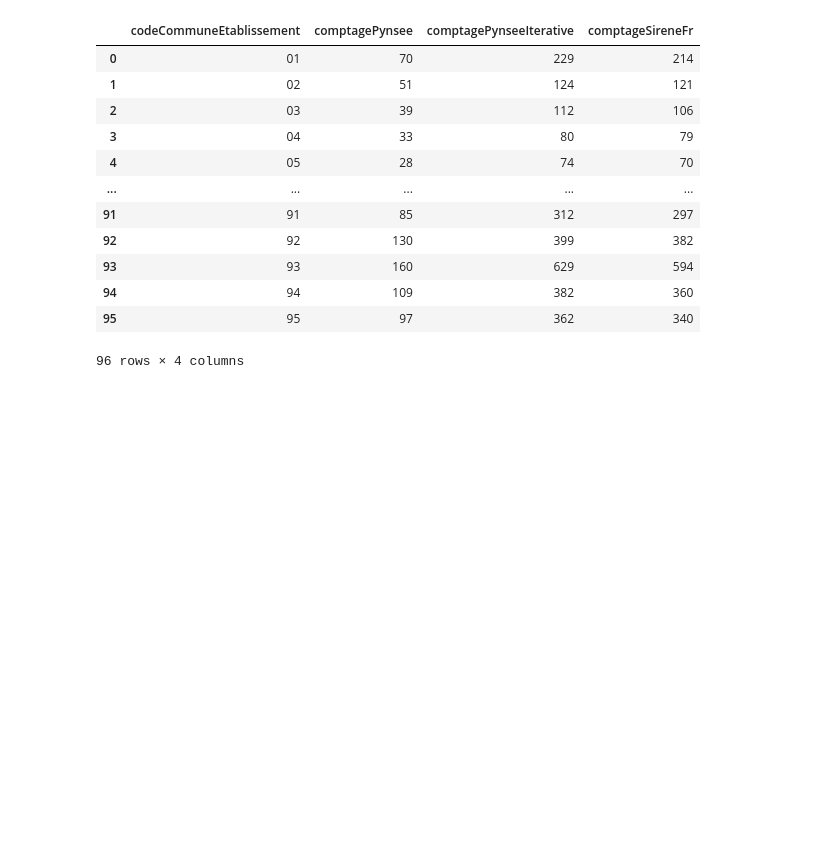
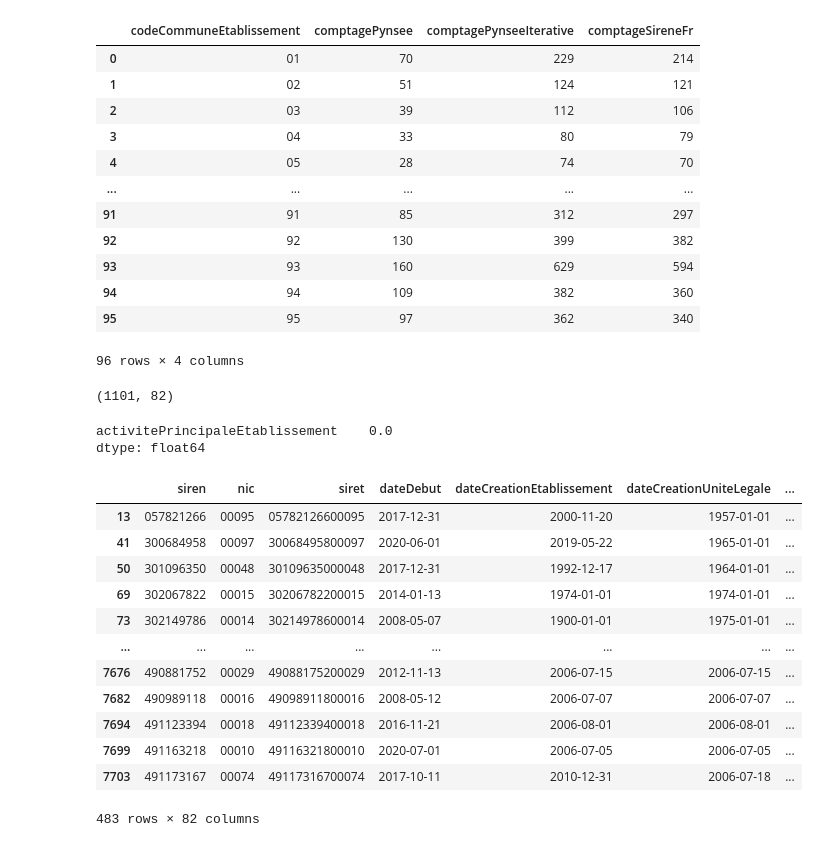
Before and after one commit to cthiounn/python-datascience-ENSAE-2A, a Jupyter notebook: draft/comparatif_sirene_pynsee.ipynb, the cells around one changed output. Saved outputs shown, nothing was run; the diff lists cells and outputs as text; code cells hidden in the pictures; blank space fills up the shorter version.

Commit message:
etude pynsee/sirene.fr ok

```diff
--- a/draft/comparatif_sirene_pynsee.ipynb
+++ b/draft/comparatif_sirene_pynsee.ipynb
@@ -145,3 +145,31 @@ comptage_pynsee_metro.merge(comptage_pynsee_iterative_metro).merge(comptage_sire
 | 94 | 94 | 109 | 382 | 360 |
 | 95 | 95 | 97 | 362 | 340 |
 96 rows × 4 columns
+# %%
+pd.set_option('display.max_columns', None)
+print(donnees_pynsee_iterative[~donnees_pynsee_iterative.siret.isin(donnees_sirene_fr.siret)].shape)
+#donnees_pynsee_iterative[~donnees_pynsee_iterative.siret.isin(donnees_sirene_fr.siret)]["activitePrincipaleEtablissement"].groupby(donnees_pynsee_iterative.activitePrincipaleEtablissement).count().to_frame()
+#donnees_pynsee_iterative[~donnees_pynsee_iterative.siret.isin(donnees_sirene_fr.siret)]["activitePrincipaleEtablissement"].groupby(donnees_pynsee_iterative.activitePrincipaleEtablissement).count().to_frame().filter(like='01.11Z',axis=0).sum()
+donnees_pynsee_iterative[~donnees_pynsee_iterative.siret.isin(donnees_sirene_fr.siret)]["activitePrincipaleEtablissement"].groupby(donnees_pynsee_iterative.activitePrincipaleEtablissement).count().to_frame().filter(like='47.22Z',axis=0).sum()
+# %% [output]
+(1101, 82)
+activitePrincipaleEtablissement    0.0
+dtype: float64
+# %%
+donnees_pynsee[donnees_pynsee.siret.isin(donnees_pynsee_iterative[~donnees_pynsee_iterative.siret.isin(donnees_sirene_fr.siret)].siret)]
+# pynsee interroge l'API insee avec le mot clé periode et récupère aussi les établissements qui ont été
+# alors que sirene.fr filtre sur le dernier APE
+# %% [output]
+|  | siren | nic | siret | dateDebut | dateCreationEtablissement | dateCreationUniteLegale | ... |
+| 13 | 057821266 | 00095 | 05782126600095 | 2017-12-31 | 2000-11-20 | 1957-01-01 | ... |
+| 41 | 300684958 | 00097 | 30068495800097 | 2020-06-01 | 2019-05-22 | 1965-01-01 | ... |
+| 50 | 301096350 | 00048 | 30109635000048 | 2017-12-31 | 1992-12-17 | 1964-01-01 | ... |
+| 69 | 302067822 | 00015 | 30206782200015 | 2014-01-13 | 1974-01-01 | 1974-01-01 | ... |
+| 73 | 302149786 | 00014 | 30214978600014 | 2008-05-07 | 1900-01-01 | 1975-01-01 | ... |
+| ... | ... | ... | ... | ... | ... | ... | ... |
+| 7676 | 490881752 | 00029 | 49088175200029 | 2012-11-13 | 2006-07-15 | 2006-07-15 | ... |
+| 7682 | 490989118 | 00016 | 49098911800016 | 2008-05-12 | 2006-07-07 | 2006-07-07 | ... |
+| 7694 | 491123394 | 00018 | 49112339400018 | 2016-11-21 | 2006-08-01 | 2006-08-01 | ... |
+| 7699 | 491163218 | 00010 | 49116321800010 | 2020-07-01 | 2006-07-05 | 2006-07-05 | ... |
+| 7703 | 491173167 | 00074 | 49117316700074 | 2017-10-11 | 2010-12-31 | 2006-07-18 | ... |
+483 rows × 82 columns
```
